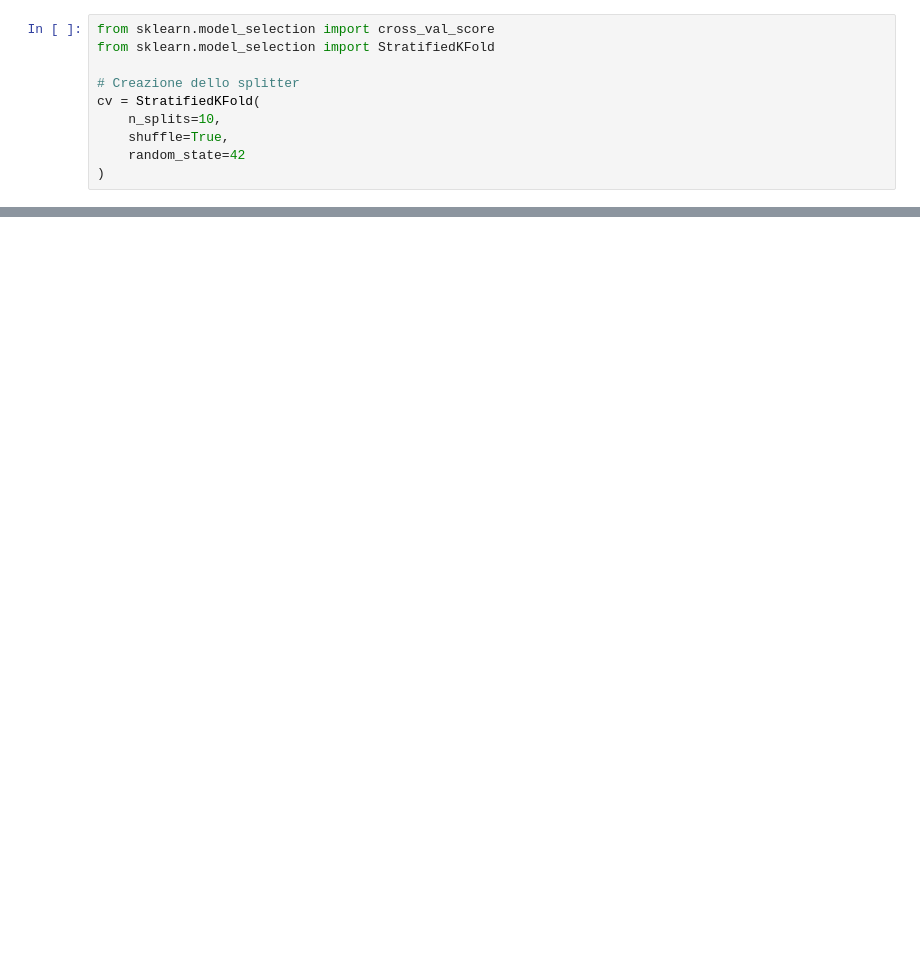
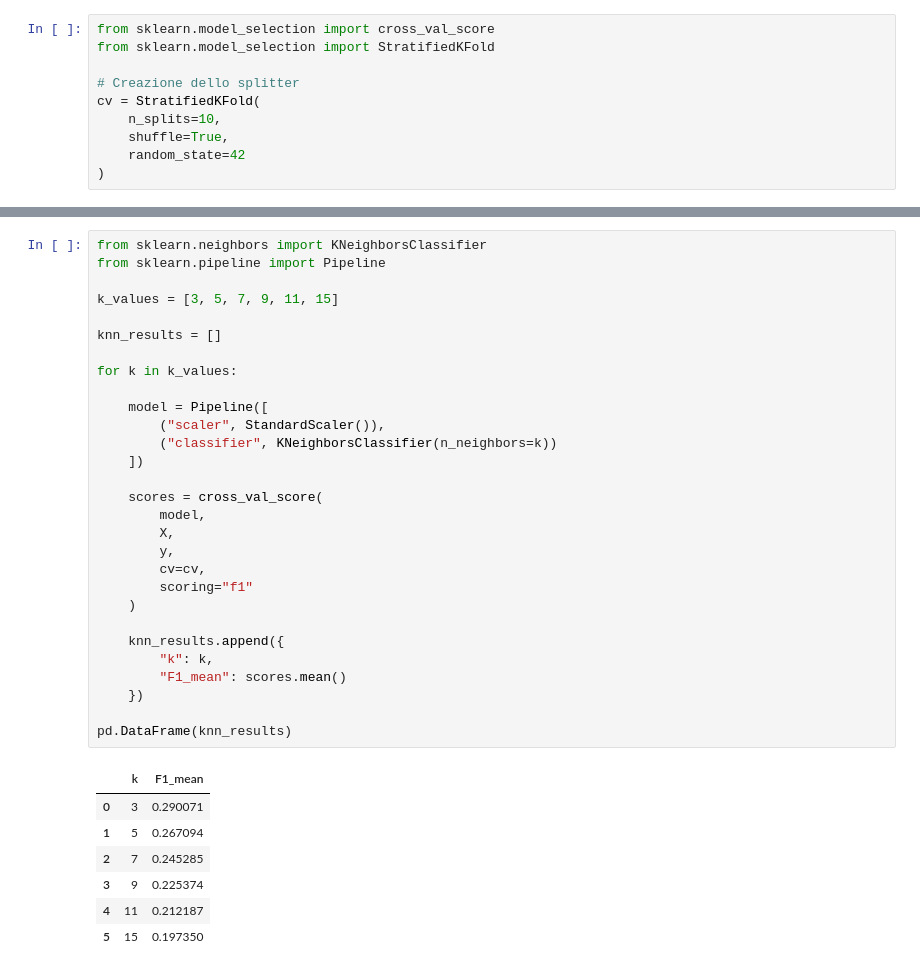
Before and after one commit to yuvisingh121/ML-Project-Uni2026, a Jupyter notebook: ML/notebooks/05_sklearn_models.ipynb, the cells around one changed output, grey strips where cells are left out. Drawn from its saved outputs; the diff is of its cells as text; blank space fills up the shorter version.

```diff
--- a/ML/notebooks/05_sklearn_models.ipynb
+++ b/ML/notebooks/05_sklearn_models.ipynb
@@ -524,0 +738,37 @@ Deviazione standard: 0.017711030613464088
+# %%
+from sklearn.neighbors import KNeighborsClassifier
+from sklearn.pipeline import Pipeline
+
+k_values = [3, 5, 7, 9, 11, 15]
+
+knn_results = []
+
+for k in k_values:
+
+    model = Pipeline([
+        ("scaler", StandardScaler()),
+        ("classifier", KNeighborsClassifier(n_neighbors=k))
+    ])
+
+    scores = cross_val_score(
+        model,
+        X,
+        y,
+        cv=cv,
+        scoring="f1"
+    )
+
+    knn_results.append({
+        "k": k,
+        "F1_mean": scores.mean()
+    })
+
+pd.DataFrame(knn_results)
+# %% [output]
+|  | k | F1_mean |
+| 0 | 3 | 0.290071 |
+| 1 | 5 | 0.267094 |
+| 2 | 7 | 0.245285 |
+| 3 | 9 | 0.225374 |
+| 4 | 11 | 0.212187 |
+| 5 | 15 | 0.197350 |
```
Also changed, not shown: parts of 23 cells of this notebook.
